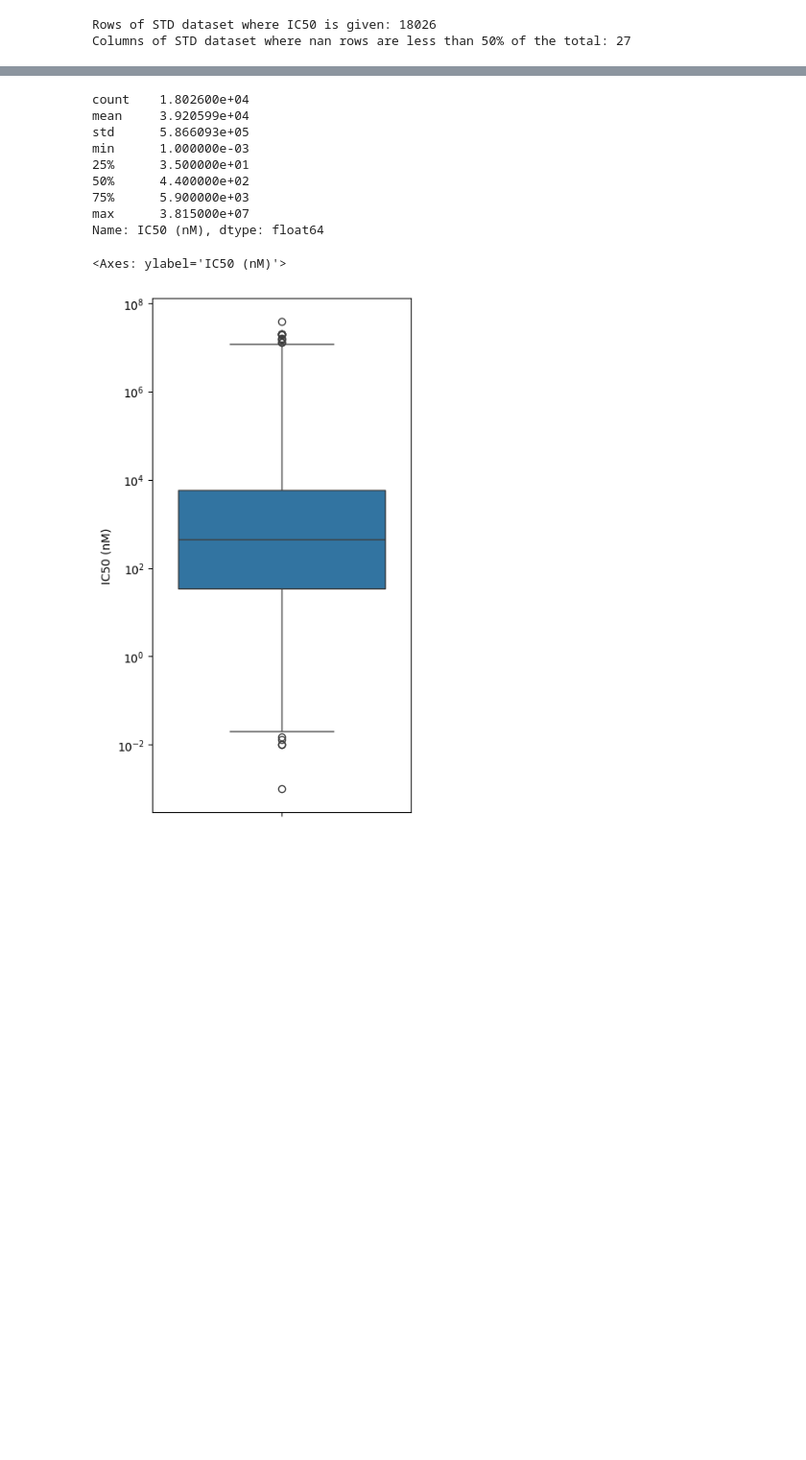
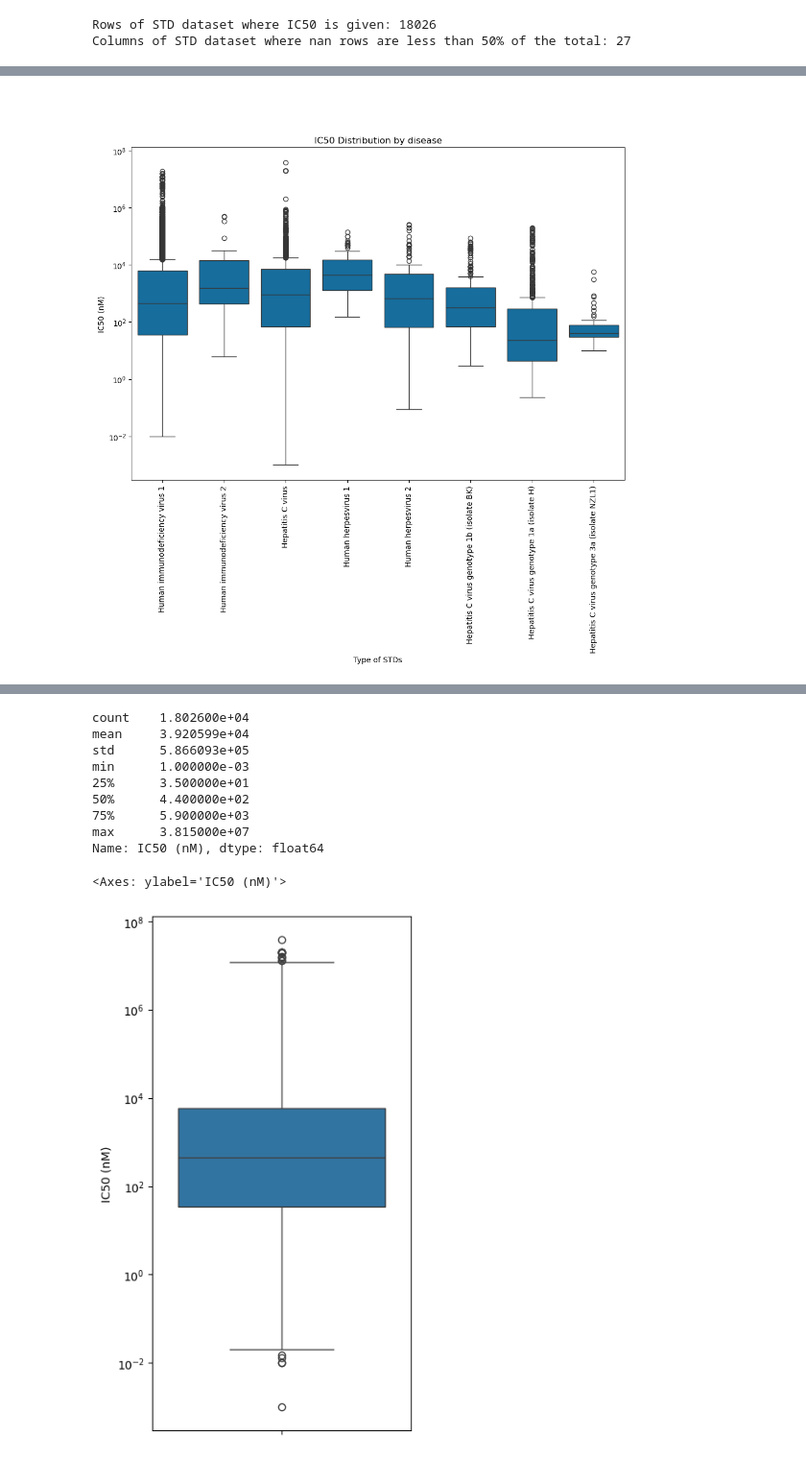
Before and after one commit to epfl-ada/ada-2024-project-adattatori, a Jupyter notebook: results.ipynb, the cells around one changed output, grey strips where cells are left out. Shown at 96% size. Drawn from its saved outputs; the diff is of its cells as text; code cells hidden in the pictures; blank space fills up the shorter version.

```diff
--- a/results.ipynb
+++ b/results.ipynb
@@ -62,0 +68,7 @@ Columns of STD dataset where nan rows are less than 50% of the total: 27
+# %% [markdown]
+##
+# %%
+###box plot to see the distribution of ic50 in each type of stds
+evaluation_utils.plot_ic50_boxplots(df)
+# %% [output]
+[figure, added]
```
Also changed, not shown: parts of 12 cells of this notebook.
